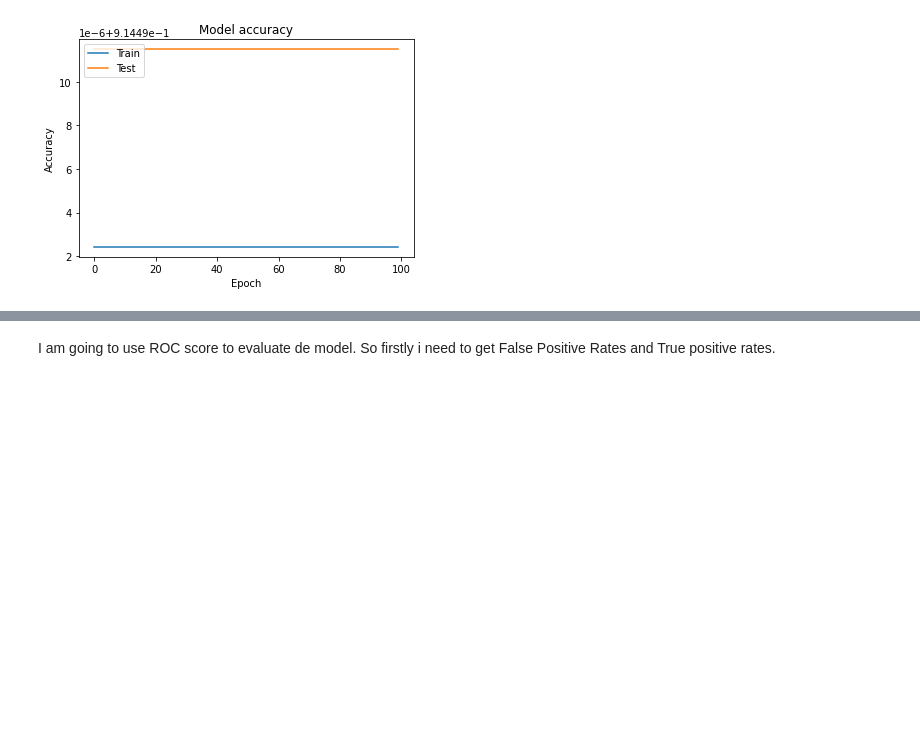
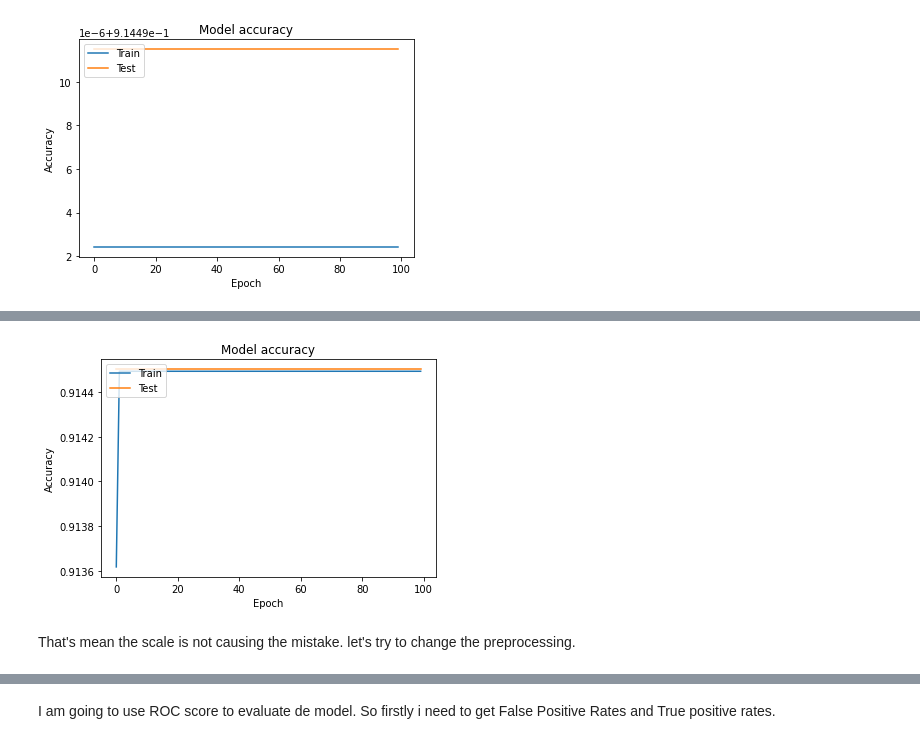
Before and after one commit to hmorales21/Patient-survival-prediction, a Jupyter notebook: notebooks/ps_prediction_modelling.ipynb, the cells around one changed output, grey strips where cells are left out. Saved outputs shown, nothing was run; the diff lists cells and outputs as text; code cells hidden in the pictures; blank space fills up the shorter version.

Commit message:
second attempt to model. still have an error

```diff
--- a/notebooks/ps_prediction_modelling.ipynb
+++ b/notebooks/ps_prediction_modelling.ipynb
@@ -38,7 +39,7 @@ import tensorflow as tf
 Open dataset
 <hr>
 # %%
-df_patients = pd.read_csv('..\datasets\dataset_preprocessed.csv')
+df_patients = pd.read_csv('../datasets/dataset_preprocessed.csv')
 # %%
 df_patients.head(10)
 # %% [output]
@@ -136,0 +139,9 @@ plt.show()
+# %%
+# creating an instance for MinMaxScaler
+myScaler = MinMaxScaler()
+X_train_std = myScaler.fit_transform(X_train)
+X_test_std = myScaler.transform(X_test)
+# %%
+#In order to make both datasets equals, let's name the colums ... yeah equal.
+X_train_std = pd.DataFrame(X_train_std, columns= X_train.columns)
+X_test_std = pd.DataFrame(X_test_std, columns= X_test.columns)
@@ -136,0 +159,3 @@ plt.show()
+# %%
+#ok, now I can run again the model, same parameters, but a new dataset
+history = nn_model.fit(X_train_std, y_train,validation_data = (X_test_std,y_test), epochs=100, batch_size=64)
@@ -137,3 +183,17 @@ plt.show()
+# %%
+#I have no a good feeling about this... the values are quite similar. anyway, let's go to visualize
+#plot
+plt.plot(history.history['accuracy'])
+plt.plot(history.history['val_accuracy'])
+plt.title('Model accuracy')
+plt.ylabel('Accuracy')
+plt.xlabel('Epoch')
+plt.legend(['Train', 'Test'], loc='upper left')
+plt.show()
+# %% [output]
+[figure, added]
+# %% [markdown]
+ That's mean the scale is not causing the mistake. let's try to change the preprocessing.
 # %%
 #predicting
 y_pred = nn_model.predict(X_test)
```
Also changed, not shown: parts of 10 cells of this notebook, 1 other file.
